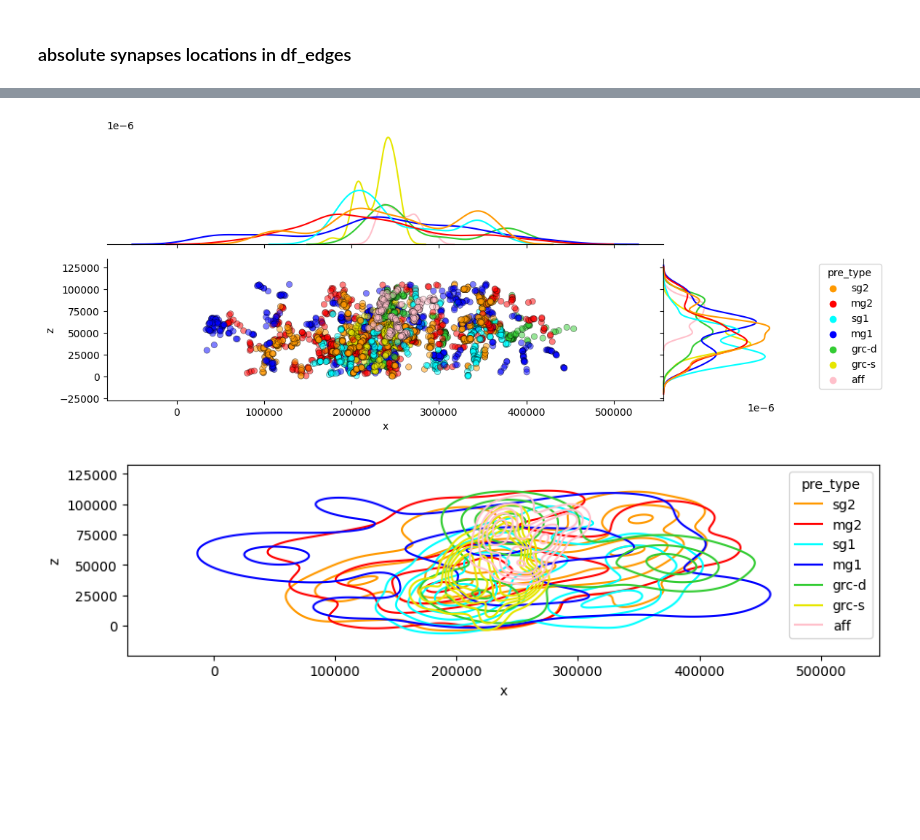
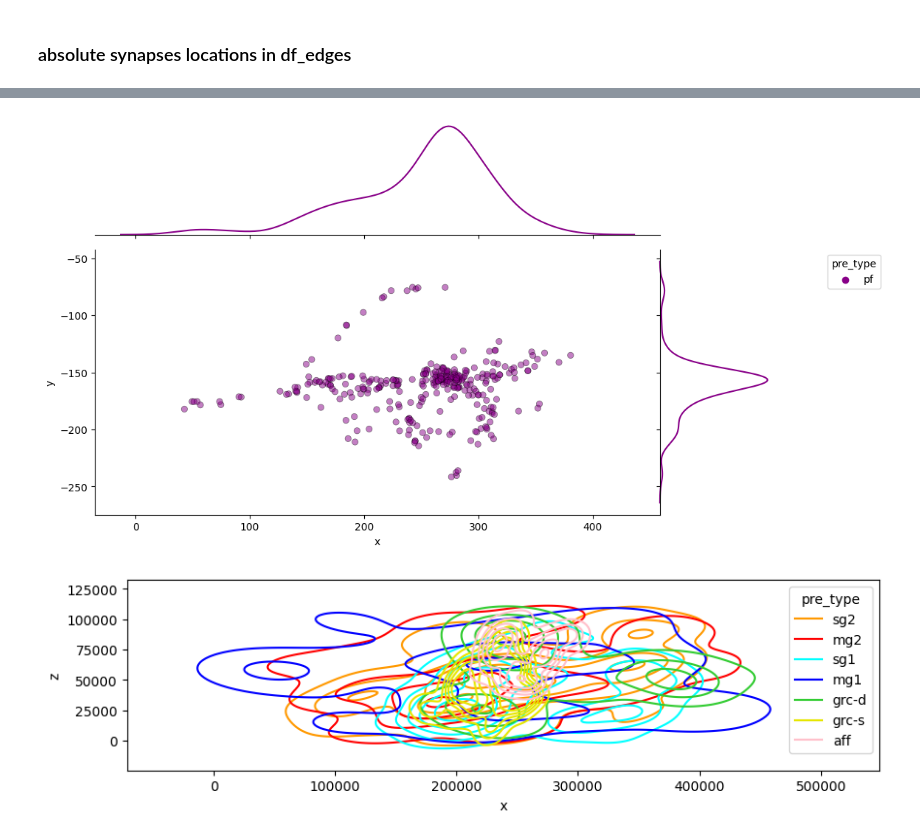
Before and after one commit to neurologic/eCREST, a Jupyter notebook: Connectivity.ipynb, the cells around one changed output, grey strips where cells are left out. Drawn from its saved outputs; the diff is of its cells as text; code cells hidden in the pictures; blank space fills up the shorter version.

```diff
--- a/Connectivity.ipynb
+++ b/Connectivity.ipynb
@@ -206,8 +222,10 @@ df_progress[df_progress['completed']>0.9][['id','type','completed']].groupby('ty
 # %%
 # Filter by pre and/or post cell type
 
-network_types = (set(df_syn['pre_type'].unique()) | set(df_syn['post_type'].unique())) - set(['glia','uk','fov'])#,'tsd','dml']) #'tsd','dml','sgx1','sgx2'])
+network_types = (set(df_syn['pre_type'].unique()) | set(df_syn['post_type'].unique())) - set(['glia'])#,'tsd','dml']) #'tsd','dml','sgx1','sgx2'])
 df_syn = df_syn[(df_syn['pre_type'].isin(network_types - set(['sgx1','sgx2'])))&(df_syn['post_type'].isin(network_types))]# - set(['lg','lf'])
+# %%
+df_syn = df_syn[df_syn['pre'].isin([int(id_) for id_ in df_progress[(df_progress['type'].isin(['pf'])) & (df_progress['n_syn']>1)]['id'].values])]
 # %%
 # Filter by completeness of synaptic reconstructions
 
@@ -239,7 +257,10 @@ syn_colors = {
     'pf':'#880088'
 }
 # %%
-df_syn
+for v in ['x','y','z']:
+    df_syn[v] = df_syn[v]/1000
+# %%
+df_syn['y'] = df_syn['y']*-1
 # %%
 df_syn[df_syn['pre_type'].isin(['pe','pf'])]['pre'].unique()
 # %% [output]
@@ -248,15 +270,15 @@ array([183918283, 290291065, 463077884, 530044972, 634858913, 636004167,
 # %%
 
-g = sns.jointplot(data=df_syn[df_syn['pre_type'].isin(['aff','sg2','mg2','sg1','mg1','grc-d','grc-s'])],
-                  x="x", y="z", hue="pre_type", height=10,
+g = sns.jointplot(data=df_syn[df_syn['pre_type'].isin(['pf'])], #['aff','sg2','mg2','sg1','mg1','grc-d','grc-s']
+                  x="x", y="y", hue="pre_type", height=10,
                   alpha = 0.5, edgecolor='black',palette = syn_colors,
                  marginal_kws=dict(common_norm=True,clip_on=0, fill=False), space=0)
 # sns.scatterplot(x=[0],y=[0],color='black',s=100);
 
 sns_joint_equal_axes(g);
 sns.move_legend(plt.gca(), "upper right", bbox_to_anchor=(1.4, 1));
 # %% [output]
-[figure, old version]
+[figure, new version]
 # %%
 hfig,ax = plt.subplots(1,figsize=(10,10))
 
```
Also changed, not shown: parts of 18 cells of this notebook, 6 other files.
